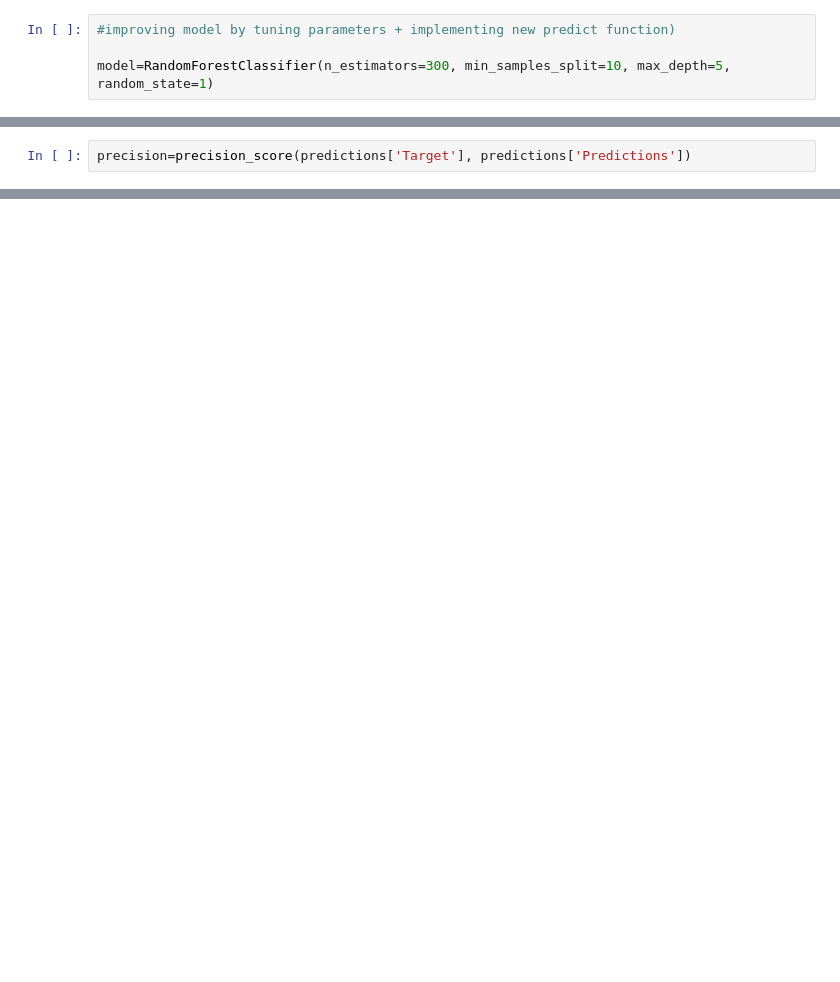
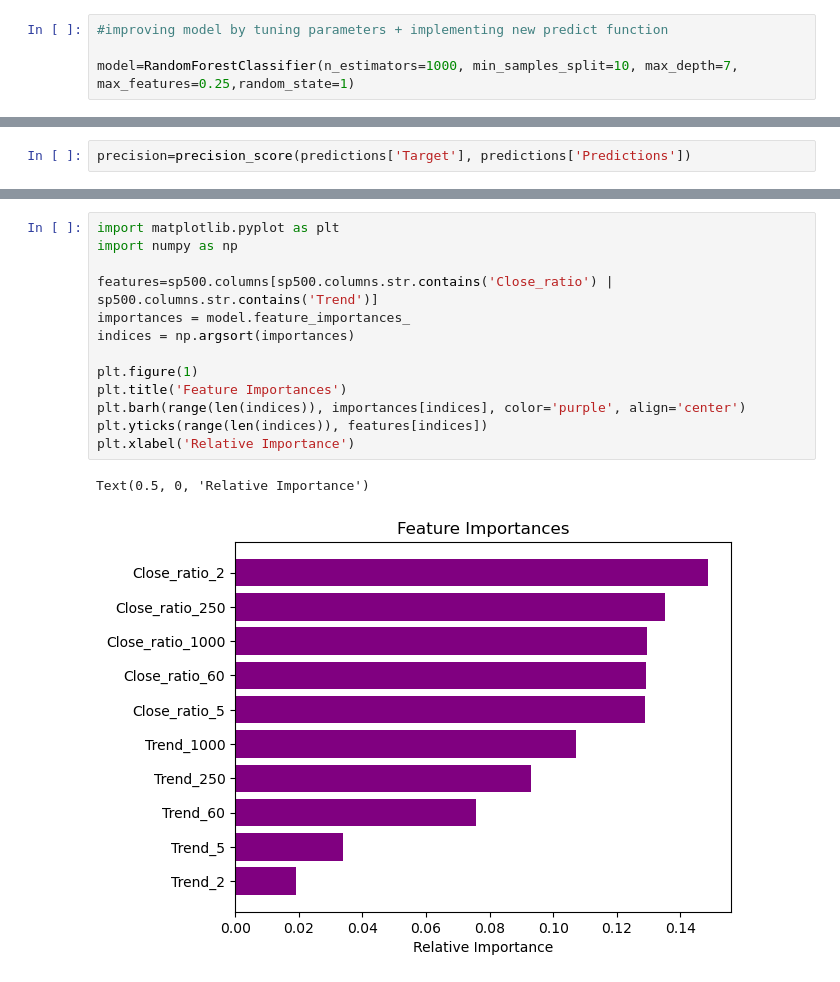
Before and after one commit to AKUMAR2604/sp500_prediction, a Jupyter notebook: predictor.ipynb, the cells around one changed output, grey strips where cells are left out. Drawn from its saved outputs; the diff is of its cells as text; blank space fills up the shorter version.

```diff
--- a/predictor.ipynb
+++ b/predictor.ipynb
@@ -255,7 +249,7 @@ sp500
 # %%
-#improving model by tuning parameters + implementing new predict function)
+#improving model by tuning parameters + implementing new predict function
 
-model=RandomForestClassifier(n_estimators=300, min_samples_split=10, max_depth=5, random_state=1)
+model=RandomForestClassifier(n_estimators=1000, min_samples_split=10, max_depth=7, max_features=0.25,random_state=1)
 # %%
 
 # using predict_proba to allow for custom threshold, more precise results
@@ -289,0 +289,16 @@ precision score:0.6097560975609756, recall score:0.025737817433081674, f1 score:
+# %%
+import matplotlib.pyplot as plt
+import numpy as np
+
+features=sp500.columns[sp500.columns.str.contains('Close_ratio') | sp500.columns.str.contains('Trend')]
+importances = model.feature_importances_
+indices = np.argsort(importances)
+
+plt.figure(1)
+plt.title('Feature Importances')
+plt.barh(range(len(indices)), importances[indices], color='purple', align='center')
+plt.yticks(range(len(indices)), features[indices])
+plt.xlabel('Relative Importance')
+# %% [output]
+Text(0.5, 0, 'Relative Importance')
+[figure, added]
```
Also changed, not shown: parts of 19 cells of this notebook.
